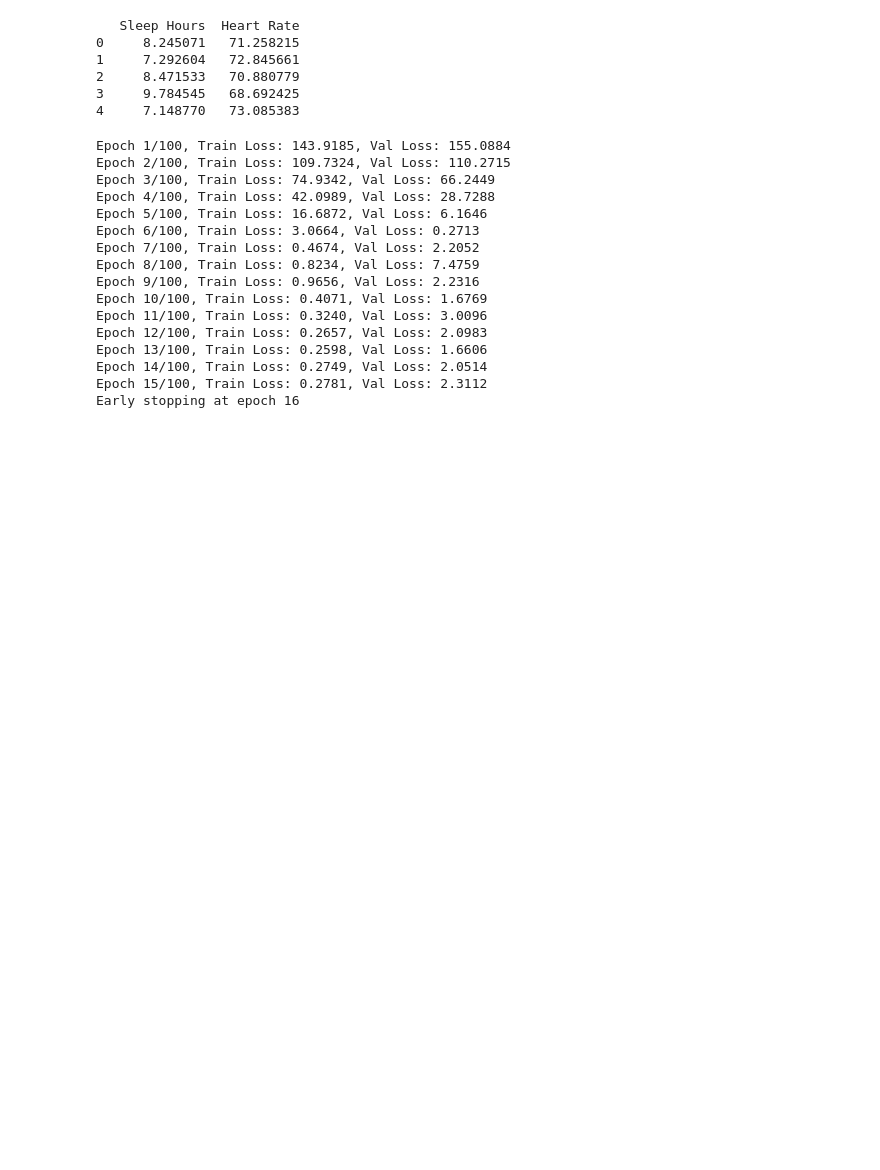
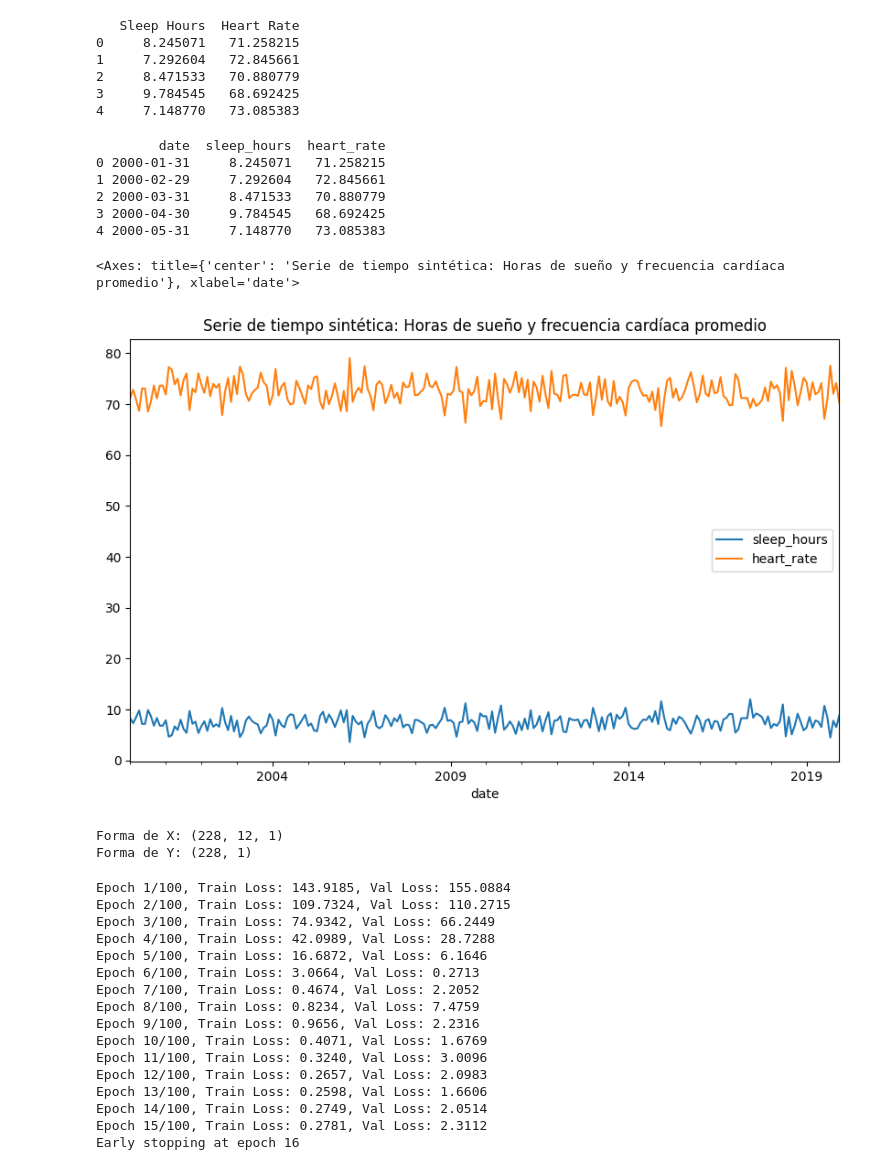
Before and after one commit to gabrielam-projects/Deep-Learning-exercises, a Jupyter notebook: Transformers_NN/TS_simple.ipynb, the cells around one changed output. Drawn from its saved outputs; the diff is of its cells as text; code cells hidden in the pictures; blank space fills up the shorter version.

Commit message:
New ts synthetic monthly

```diff
--- a/Transformers_NN/TS_simple.ipynb
+++ b/Transformers_NN/TS_simple.ipynb
@@ -332,6 +332,23 @@ print(data.head())
 2     8.471533   70.880779
 3     9.784545   68.692425
 4     7.148770   73.085383
+# %%
+# Crear un DataFrame con fechas y la serie de tiempo
+date_range = pd.date_range(start="2000-01-01", periods=total_months, freq="M")
+synthetic_data = pd.DataFrame({"date": date_range, "sleep_hours": sleep_data, "heart_rate": heart_rate})
+
+# Visualización inicial
+print(synthetic_data.head())
+synthetic_data.plot(x="date", y=["sleep_hours", "heart_rate"], title="Serie de tiempo sintética: Horas de sueño y frecuencia cardíaca promedio", figsize=(10, 6))
+# %% [output]
+        date  sleep_hours  heart_rate
+0 2000-01-31     8.245071   71.258215
+1 2000-02-29     7.292604   72.845661
+2 2000-03-31     8.471533   70.880779
+3 2000-04-30     9.784545   68.692425
+4 2000-05-31     7.148770   73.085383
+<Axes: title={'center': 'Serie de tiempo sintética: Horas de sueño y frecuencia cardíaca promedio'}, xlabel='date'>
+[figure, added]
 # %%
 def create_sequences(input_data, output_data, sequence_length):
     """
@@ -357,6 +374,9 @@ def create_sequences(input_data, output_data, sequence_length):
     return np.array(X), np.array(Y)
 # %%
 X, Y = create_sequences(sleep_data.reshape(-1, 1), heart_rate.reshape(-1, 1), sequence_length)
+
+print("Forma de X:", X.shape)  # (n_secuencias, sequence_length, n_features)
+print("Forma de Y:", Y.shape)  # (n_secuencias, n_targets)
 
 # Dividir en conjuntos de entrenamiento y prueba
 split = int(0.8 * len(X))
@@ -368,6 +388,9 @@ X_train = torch.tensor(X_train, dtype=torch.float32)
 Y_train = torch.tensor(Y_train, dtype=torch.float32)
 X_test = torch.tensor(X_test, dtype=torch.float32)
 Y_test = torch.tensor(Y_test, dtype=torch.float32)
+# %% [output]
+Forma de X: (228, 12, 1)
+Forma de Y: (228, 1)
 # %%
 class TimeSeriesTransformer(nn.Module):
     def __init__(self, input_dim, d_model, nhead, num_layers, seq_length):
```
Also changed, not shown: 1 other file.
